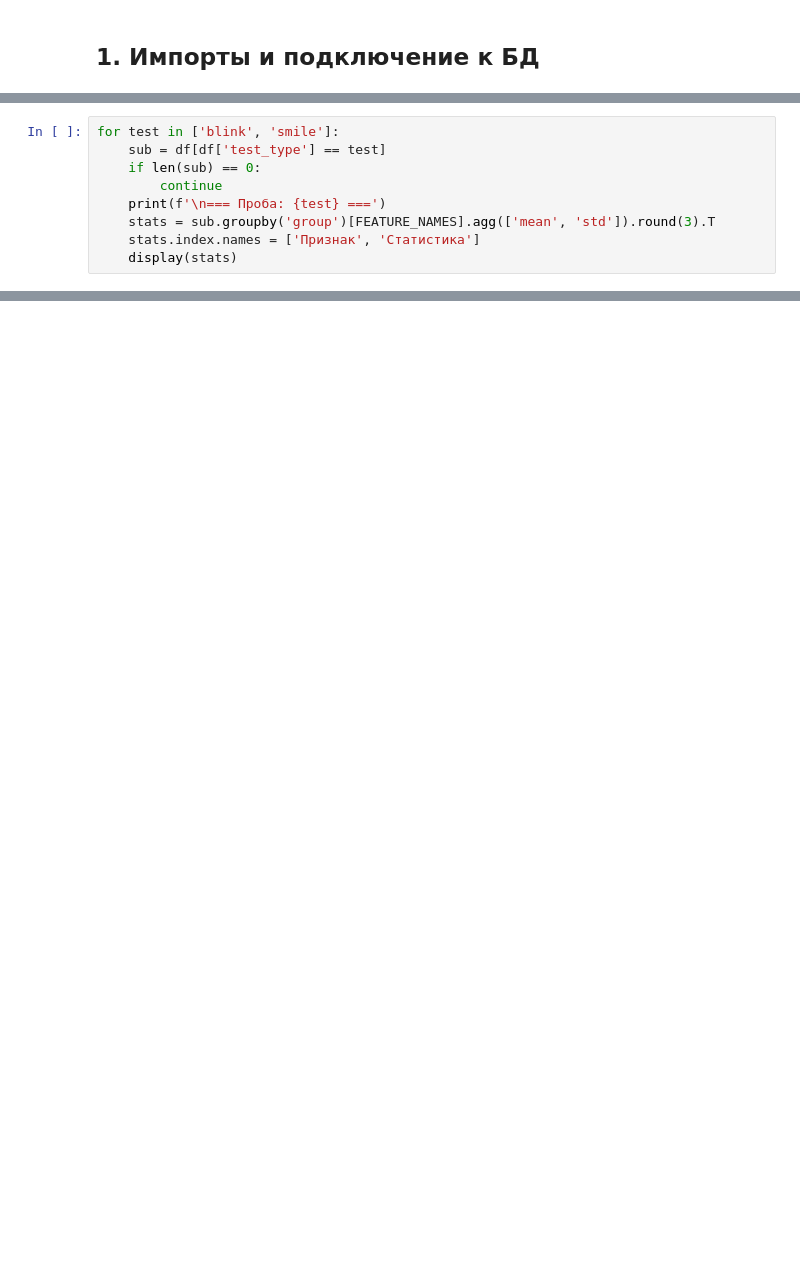
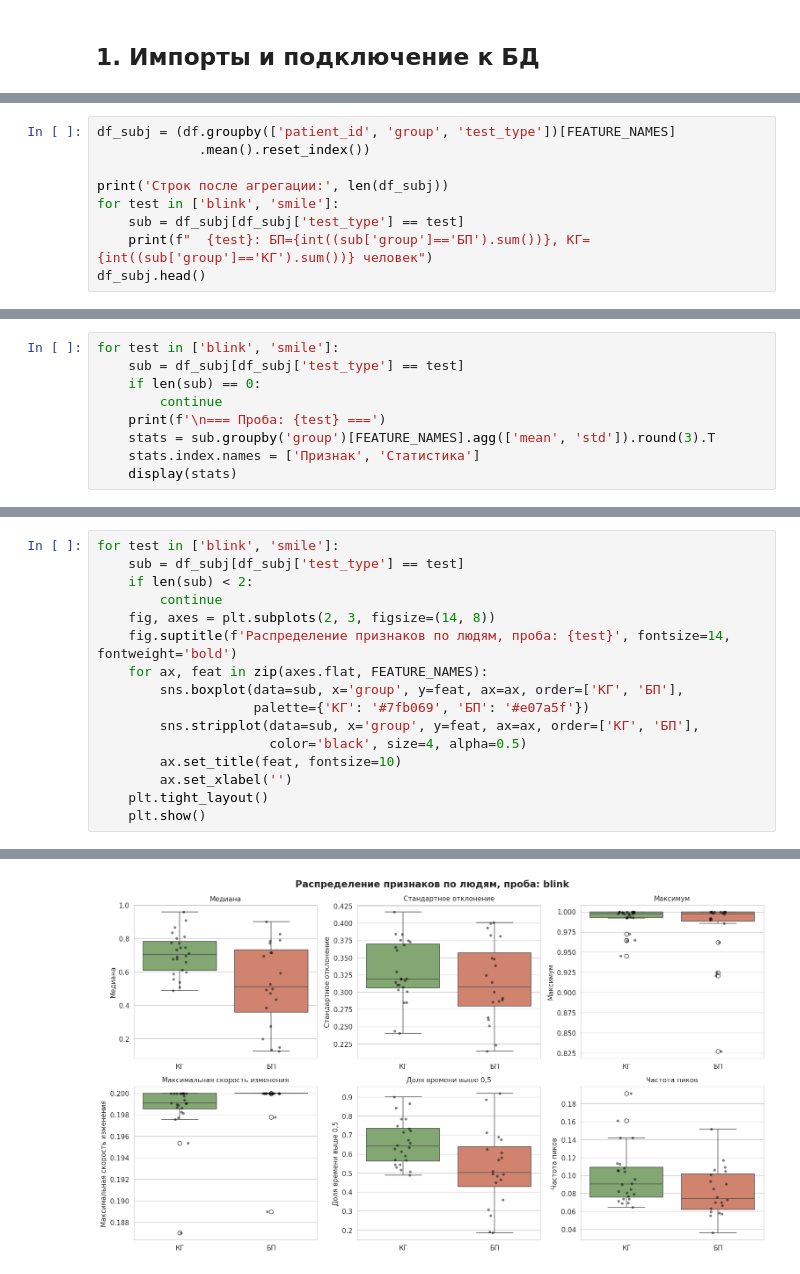
Before and after one commit to AalexeygG/analysis-of-hypomimia-in-pd, a Jupyter notebook: notebooks/analysis.ipynb, the cells around one changed output, grey strips where cells are left out. Drawn from its saved outputs; the diff is of its cells as text; blank space fills up the shorter version.

```diff
--- a/notebooks/analysis.ipynb
+++ b/notebooks/analysis.ipynb
@@ -111,9 +18,0 @@ smile       3   6
-# %%
-for test in ['blink', 'smile']:
-    sub = df[df['test_type'] == test]
-    if len(sub) == 0:
-        continue
-    print(f'\n=== Проба: {test} ===')
-    stats = sub.groupby('group')[FEATURE_NAMES].agg(['mean', 'std']).round(3).T
-    stats.index.names = ['Признак', 'Статистика']
-    display(stats)
@@ -473,0 +85,9 @@ Baseline PR-AUC = 0.333. Все три модели на уровне или н
+# %%
+df_subj = (df.groupby(['patient_id', 'group', 'test_type'])[FEATURE_NAMES]
+             .mean().reset_index())
+
+print('Строк после агрегации:', len(df_subj))
+for test in ['blink', 'smile']:
+    sub = df_subj[df_subj['test_type'] == test]
+    print(f"  {test}: БП={int((sub['group']=='БП').sum())}, КГ={int((sub['group']=='КГ').sum())} человек")
+df_subj.head()
@@ -473,0 +106,9 @@ Baseline PR-AUC = 0.333. Все три модели на уровне или н
+# %%
+for test in ['blink', 'smile']:
+    sub = df_subj[df_subj['test_type'] == test]
+    if len(sub) == 0:
+        continue
+    print(f'\n=== Проба: {test} ===')
+    stats = sub.groupby('group')[FEATURE_NAMES].agg(['mean', 'std']).round(3).T
+    stats.index.names = ['Признак', 'Статистика']
+    display(stats)
@@ -473,0 +150,17 @@ Baseline PR-AUC = 0.333. Все три модели на уровне или н
+# %%
+for test in ['blink', 'smile']:
+    sub = df_subj[df_subj['test_type'] == test]
+    if len(sub) < 2:
+        continue
+    fig, axes = plt.subplots(2, 3, figsize=(14, 8))
+    fig.suptitle(f'Распределение признаков по людям, проба: {test}', fontsize=14, fontweight='bold')
+    for ax, feat in zip(axes.flat, FEATURE_NAMES):
+        sns.boxplot(data=sub, x='group', y=feat, ax=ax, order=['КГ', 'БП'],
+                    palette={'КГ': '#7fb069', 'БП': '#e07a5f'})
+        sns.stripplot(data=sub, x='group', y=feat, ax=ax, order=['КГ', 'БП'],
+                      color='black', size=4, alpha=0.5)
+        ax.set_title(feat, fontsize=10)
+        ax.set_xlabel('')
+    plt.tight_layout()
+    plt.show()
+# %% [output]
@@ -473,0 +184 @@ Baseline PR-AUC = 0.333. Все три модели на уровне или н
+[figure, added]
```
Also changed, not shown: parts of 44 cells of this notebook, 1 other file.
